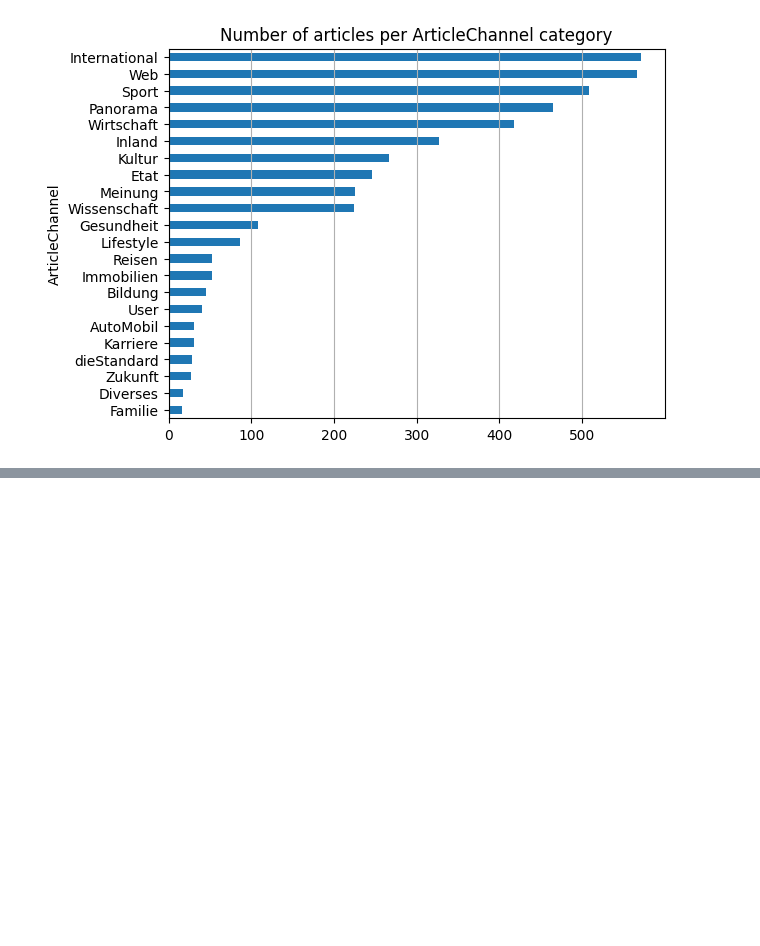
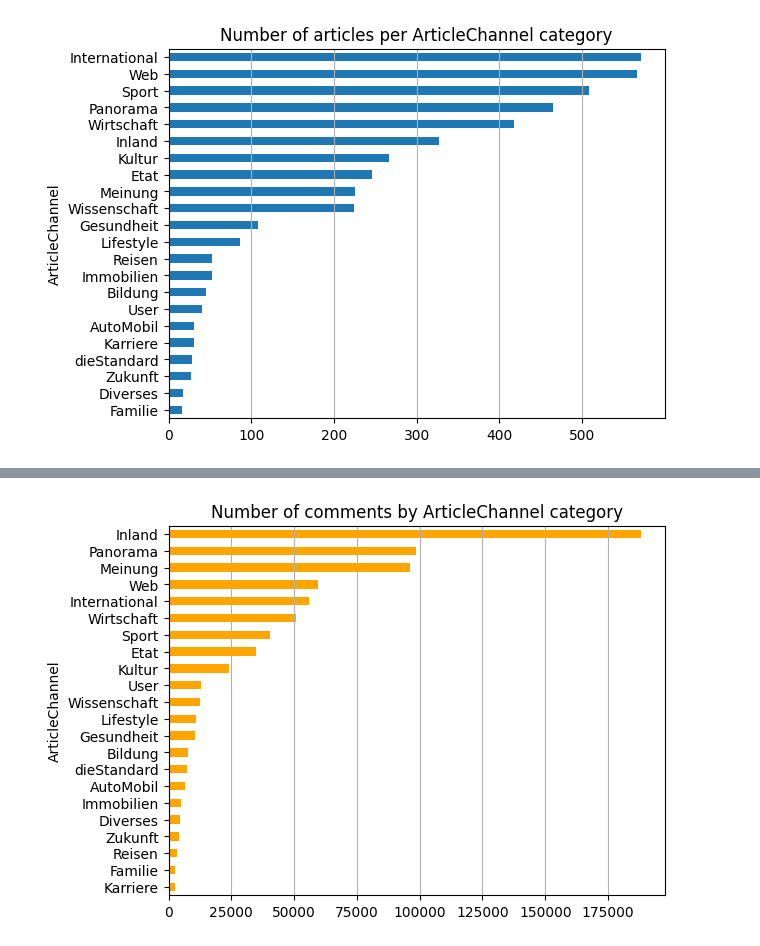
Before and after one commit to RomanGrebnev/sna_link_prediction, a Jupyter notebook: Data exploration.ipynb, the cells around one changed output, grey strips where cells are left out. Cells and saved outputs as stored; diff of their text form; code cells hidden in the pictures; blank space fills up the shorter version.

```diff
--- a/Data exploration.ipynb
+++ b/Data exploration.ipynb
@@ -112,0 +113,9 @@ plt.show()
+# %%
+# Number of comments by ArticleChannel category:
+Acc = postings['ArticleChannel'].value_counts()[::-1]
+Acc.plot(kind='barh', color='orange')
+plt.title('Number of comments by ArticleChannel category')
+plt.grid(axis='x')
+plt.show()
+# %% [output]
+[figure, added]
```
Also changed, not shown: parts of 6 cells of this notebook.
